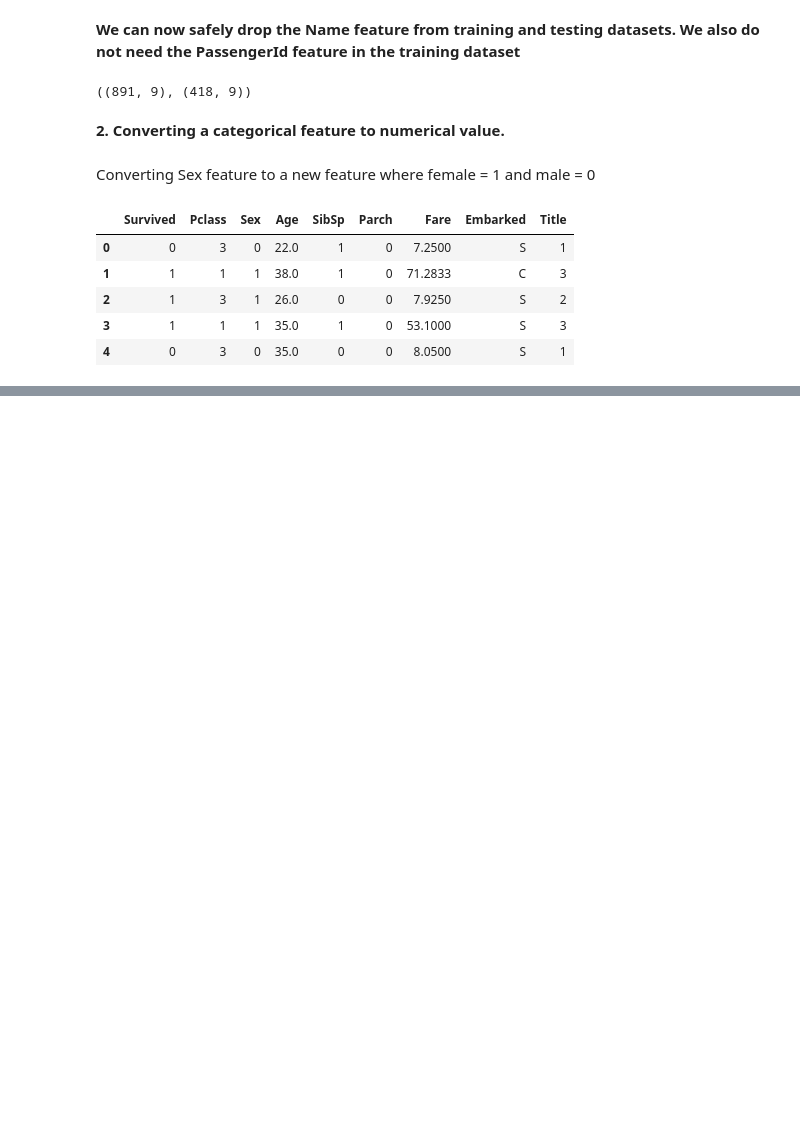
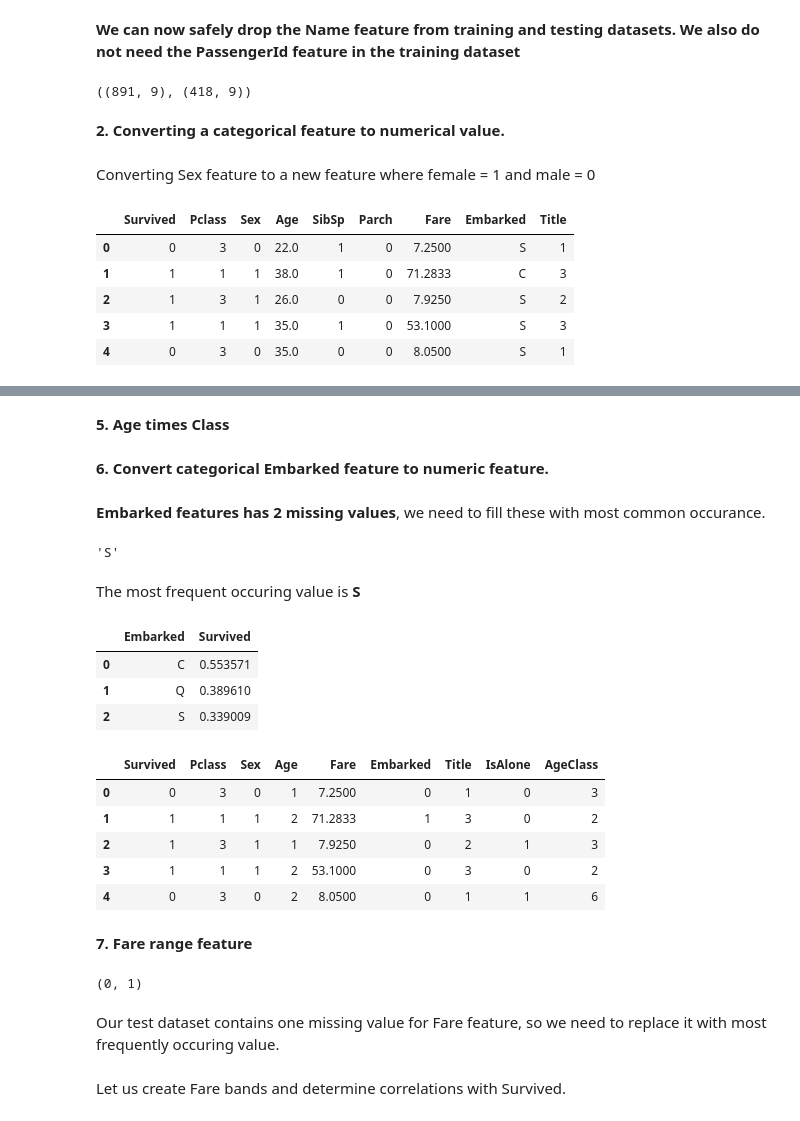
Before and after one commit to snaily16/Titanic-MachineLearning, a Jupyter notebook: Titanic - Machine Learning .ipynb, the cells around one changed output, grey strips where cells are left out. Drawn from its saved outputs; the diff is of its cells as text; code cells hidden in the pictures; blank space fills up the shorter version.

```diff
--- a/Titanic - Machine Learning .ipynb
+++ b/Titanic - Machine Learning .ipynb
@@ -349,0 +446,6 @@ train_df.head()
+# %%
+train_df = train_df.drop(['Parch', 'SibSp', 'FamilySize'], axis=1)
+test_df = test_df.drop(['Parch', 'SibSp', 'FamilySize'], axis=1)
+combine = [train_df, test_df]
+
+train_df.head()
@@ -349,0 +459,47 @@ train_df.head()
+# %% [markdown]
+**5. Age times Class**
+# %%
+for data in combine:
+    data['AgeClass'] = data['Age']* data['Pclass']
+# %% [markdown]
+**6. Convert categorical Embarked feature to numeric feature.**
+# %% [markdown]
+**Embarked features has 2 missing values**, we need to fill these with most common occurance.
+# %%
+freq = train_df.Embarked.dropna().mode()[0]
+freq
+# %% [output]
+'S'
+# %% [markdown]
+The most frequent occuring value is **S**
+# %%
+for data in combine:
+    data['Embarked'] = data['Embarked'].fillna(freq)
+
+train_df[['Embarked', 'Survived']].groupby(['Embarked'], as_index=False).mean().sort_values(by='Survived', ascending=False)
+# %% [output]
+|  | Embarked | Survived |
+| 0 | C | 0.553571 |
+| 1 | Q | 0.389610 |
+| 2 | S | 0.339009 |
+# %%
+#convert categorical feature to numeric
+for data in combine:
+    data['Embarked'] = data['Embarked'].map({'S':0,'C':1,'Q':2}).astype(int)
+
+train_df.head()
+# %% [output]
+|  | Survived | Pclass | Sex | Age | Fare | Embarked | Title | IsAlone | AgeClass |
+| 0 | 0 | 3 | 0 | 1 | 7.2500 | 0 | 1 | 0 | 3 |
+| 1 | 1 | 1 | 1 | 2 | 71.2833 | 1 | 3 | 0 | 2 |
+| 2 | 1 | 3 | 1 | 1 | 7.9250 | 0 | 2 | 1 | 3 |
+| 3 | 1 | 1 | 1 | 2 | 53.1000 | 0 | 3 | 0 | 2 |
+| 4 | 0 | 3 | 0 | 2 | 8.0500 | 0 | 1 | 1 | 6 |
+# %% [markdown]
+**7. Fare range feature**
+# %%
+train_df["Fare"].isnull().sum(), test_df["Fare"].isnull().sum()
+# %% [output]
+(0, 1)
+# %% [markdown]
+Our test dataset contains one missing value for Fare feature, so we need to replace it with most frequently occuring value.
@@ -349,0 +508,2 @@ train_df.head()
+# %% [markdown]
+Let us create Fare bands and determine correlations with Survived.
```
Also changed, not shown: parts of 23 cells of this notebook.
